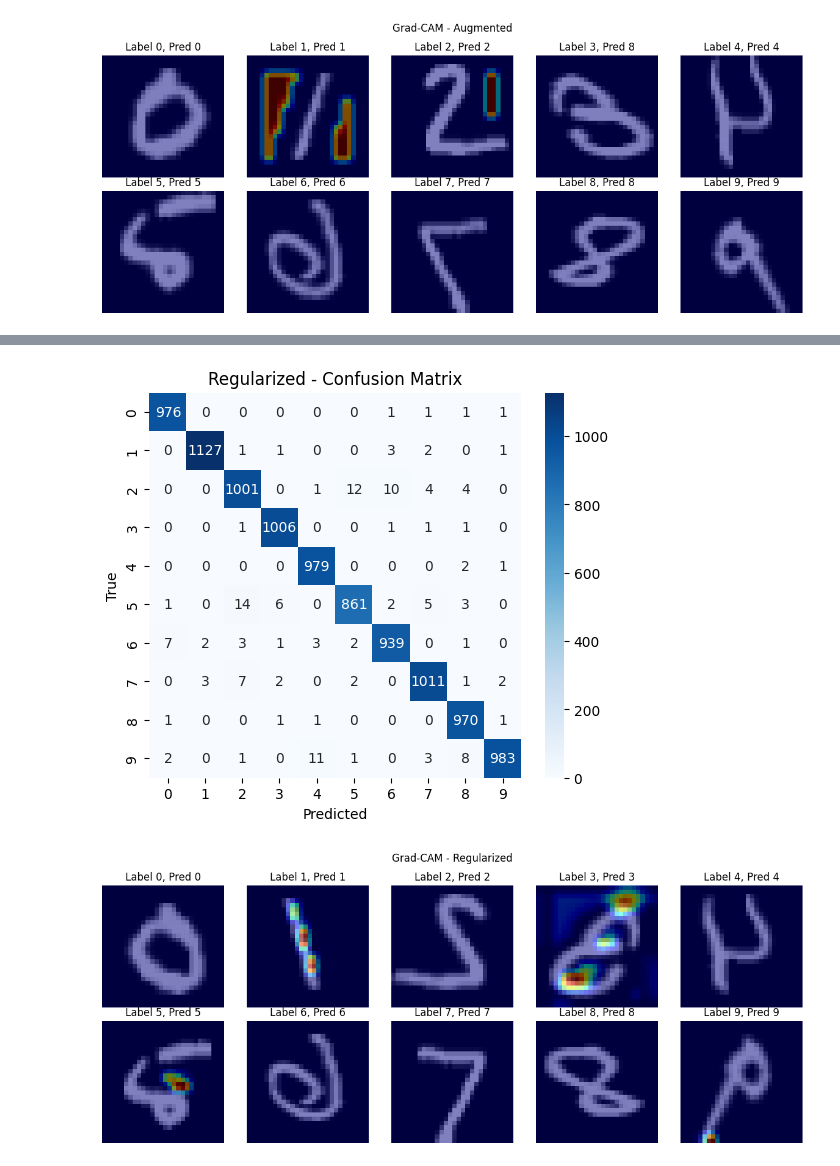
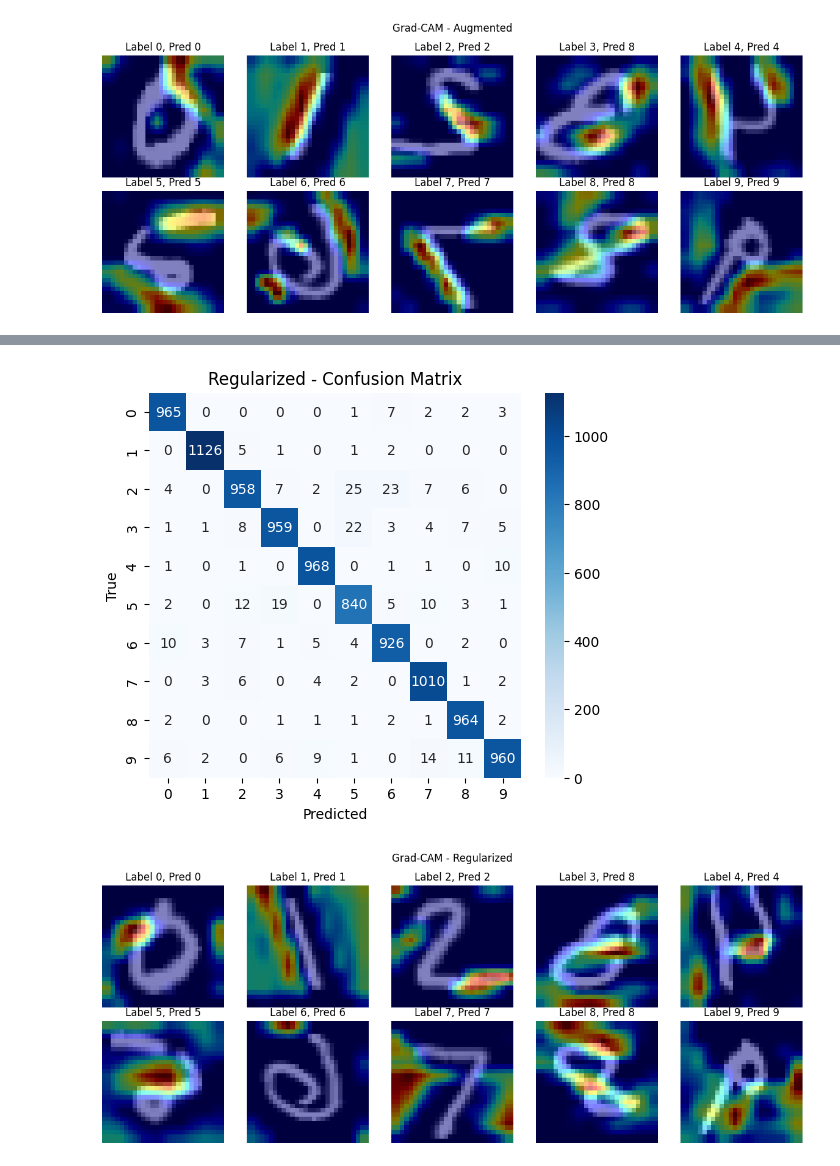
Before and after one commit to OhMyBreee/Deep-Learning---Assignment-I, a Jupyter notebook: notebooks/CNNBaseline.ipynb, the cells around one changed output, grey strips where cells are left out. Cells and saved outputs as stored; diff of their text form; code cells hidden in the pictures.

```diff
--- a/notebooks/CNNBaseline.ipynb
+++ b/notebooks/CNNBaseline.ipynb
@@ -199,7 +193,7 @@ for name, transform in transform_variants.items():
     is_regularize = (name == "Regularized")
     dropout_prob = 0.5 if is_regularize else 0.0
 
-    model = SimpleCNN(num_classes=10, dropout_prob=dropout_prob).to(device)
+    model = LeNet(num_classes=10, dropout_prob=dropout_prob).to(device)
 
     weight_decay = 1e-4 if is_regularize else 0.0
     optimizer = optim.Adam(model.parameters(), lr=1e-3, weight_decay=weight_decay)
@@ -235,7 +229,7 @@ for name, transform in transform_variants.items():
     plt.show()
 
     # Grad-CAM: visualize one example per class (2x5 grid)
-    gradcam = GradCAM(model, model.conv3)
+    gradcam = GradCAM(model, model.conv2)
     fig, axes = plt.subplots(2, 5, figsize=(12,5))
     axes_flat = axes.flatten()
     for i in range(10):
@@ -316,2 +310,2 @@ weighted avg     0.9847    0.9845    0.9845     10000
-[figure, old version]
+[figure, new version]
 === Running variant: Regularized ===
@@ -334,5 +328,5 @@ weighted avg     0.9853    0.9853    0.9853     10000
-[figure, old version]
+[figure, new version]
-[figure, old version]
+[figure, new version]
 # %%
 # Summary bar chart (final test accuracy)
 import pandas as pd
```
Also changed, not shown: parts of 10 cells of this notebook, 4 other files.
